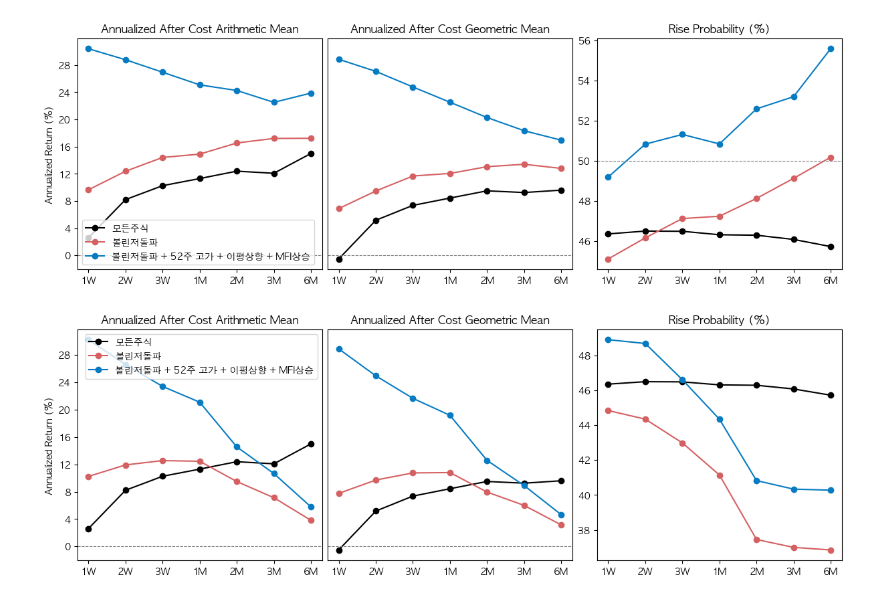
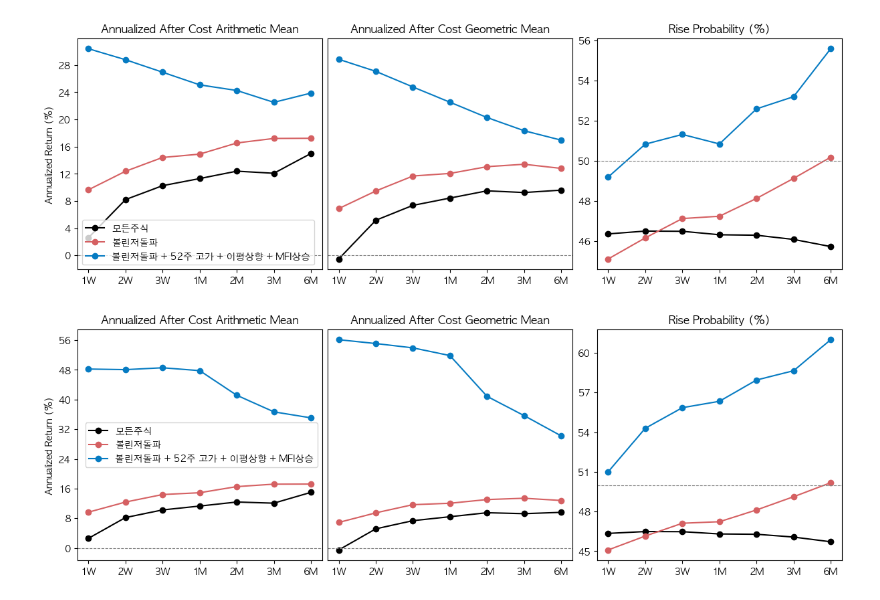
Before and after one commit to gem763/metricstudio, a Jupyter notebook: 실험 2026.03.13.ipynb, the cells around one changed output. Saved outputs shown, nothing was run; the diff lists cells and outputs as text; code cells hidden in the pictures.

```diff
--- a/실험 2026.03.13.ipynb
+++ b/실험 2026.03.13.ipynb
@@ -27,14 +27,15 @@ stats.plot(annualized=True)
 [figure]
 # %%
 filter = Filter(market_cap=[])#, liquidity=[1,2,3,4,5], order=['market_cap', 'liquidity'])
+regime = Regime(name='강세장').on(kind='broad_bull_breakout', market='kospi')
 
 uptrend = Trending(name='이평상향').on(trigger='ma_trend_up', window=200)
 mfi_high = MFI(name='MFI상승').on(trigger='above', threshold=50)
 
-bb = Bollinger(name='볼린저돌파').on(trigger='breakout_up', breakout_cooldown_days=3, bandwidth_max=0.05, loss_cut='trailing_stop')
+bb = Bollinger(name='볼린저돌파').on(trigger='breakout_up', breakout_cooldown_days=3, bandwidth_max=0.05)
 high52w = High(name='52주 고가').on(window=240, threshold=0.90, stay_days=1)
-bb_high52w = bb + high52w + uptrend + mfi_high
+bb_high52w = (bb + high52w + uptrend + mfi_high).when(regime)
 stats = bt.analyze(bb, bb_high52w, filter=filter)
 stats.plot(annualized=True)
 # %% [output]
-[figure, old version]
+[figure, new version]
```
Also changed, not shown: parts of 8 cells of this notebook, 8 other files.
